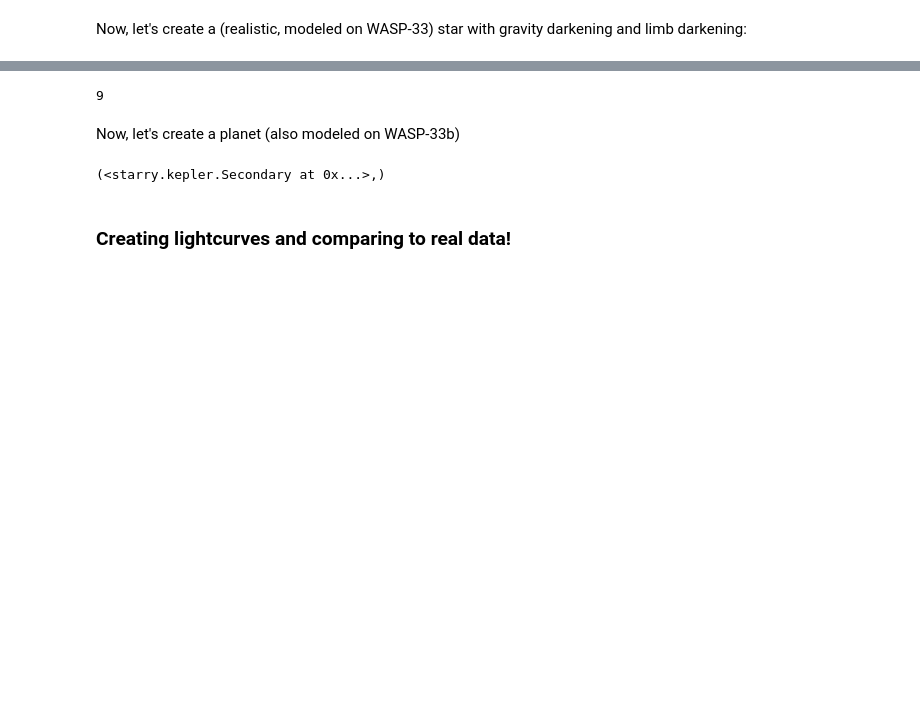
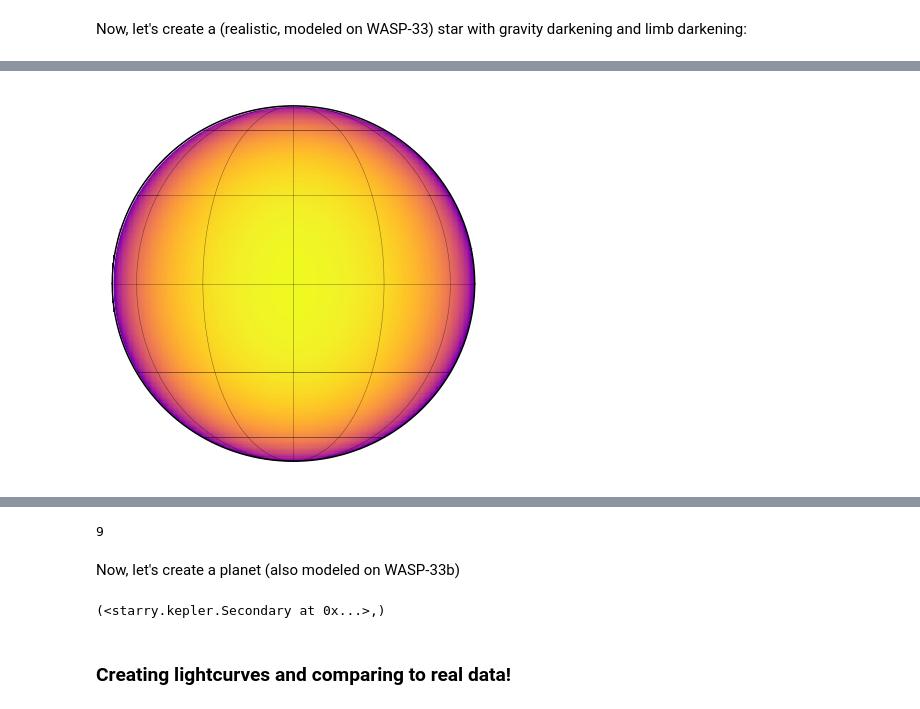
Before and after one commit to shashankdholakia/gravity-dark, a Jupyter notebook: Gravity darkening Model Tests.ipynb, the cells around one changed output, grey strips where cells are left out. Drawn from its saved outputs; the diff is of its cells as text; code cells hidden in the pictures; blank space fills up the shorter version.

```diff
--- a/Gravity darkening Model Tests.ipynb
+++ b/Gravity darkening Model Tests.ipynb
@@ -46,14 +61,23 @@ r_p = 1
 # %%
-map33 = starry.Map(ydeg=2) #ydeg = 2*order_approx udeg=2
+map33 = starry.Map(ydeg=2, udeg=2, oblate=True) #ydeg = 2*order_approx udeg=2
 
 lat, lon, Y2P, P2Y, Dx, Dy = map33.get_pixel_transforms()
 phi = np.radians(lat)
 theta = np.radians(lon)
 x = np.cos(phi) * np.cos(theta)
 y = np.cos(phi) * np.sin(theta)
 z = np.sin(phi)
 
-flux_map = utils.flux_oblate(x, y, wav=5.1e-7, omega=omega_s, beta=0.22, tpole=7600)
+flux_map = utils.flux_oblate(x, y, wav=5.1e-7, omega=omega_s, beta=0.23, tpole=8500)
+y = P2Y.dot(flux_map)
+map33[1:, :] = y[1:] / y[0]
+map33.amp = y[0]
+map33.f = f
+map33[1] = 0.22
+map33[2] = 0.28
+fig = map33.show(figsize=(7,7),colorbar=False)
+# %% [output]
+[figure, added]
 # %%
 y = P2Y.dot(flux_map)
 map33[1:, :] = y[1:] / y[0]
```
Also changed, not shown: parts of 30 cells of this notebook, 20 other files.
